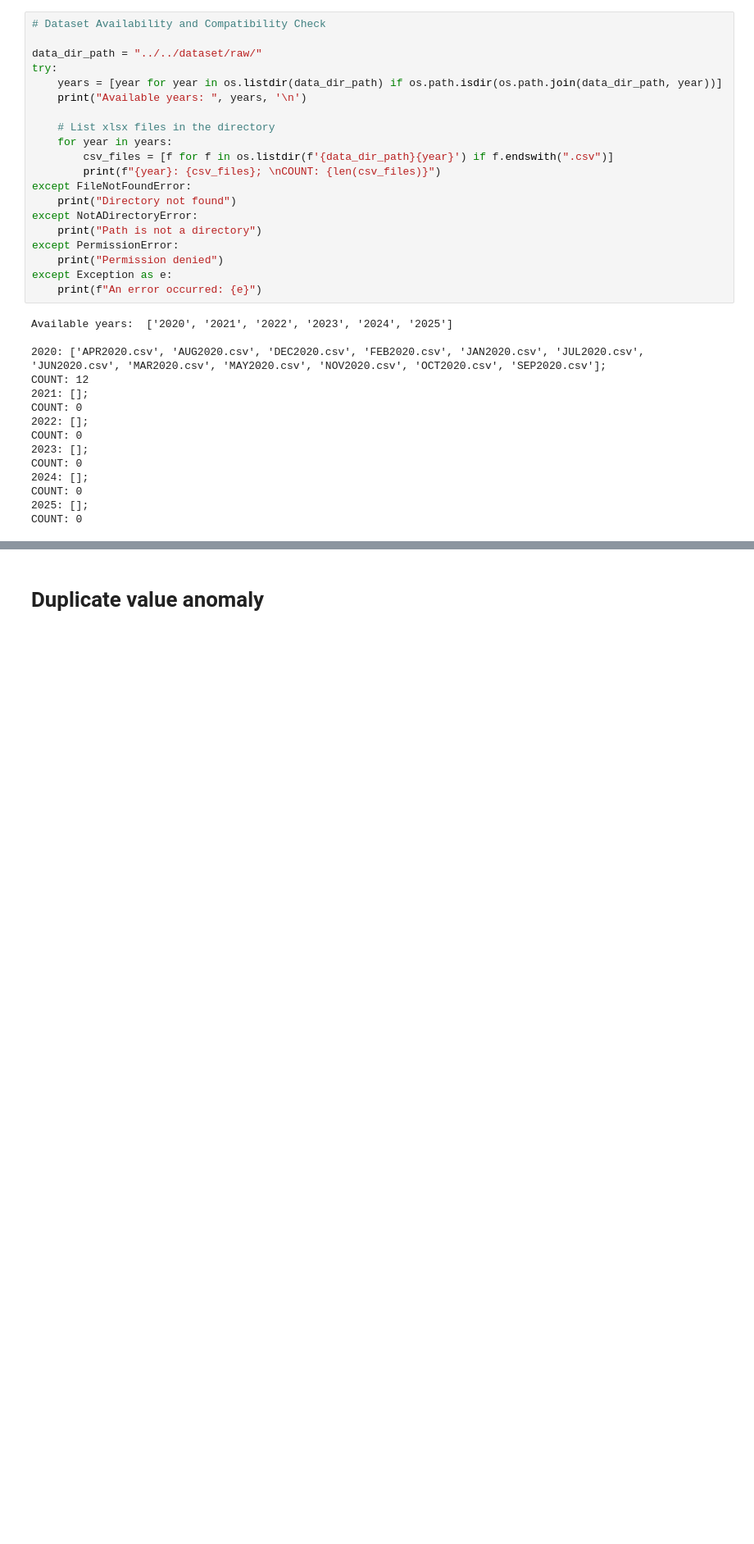
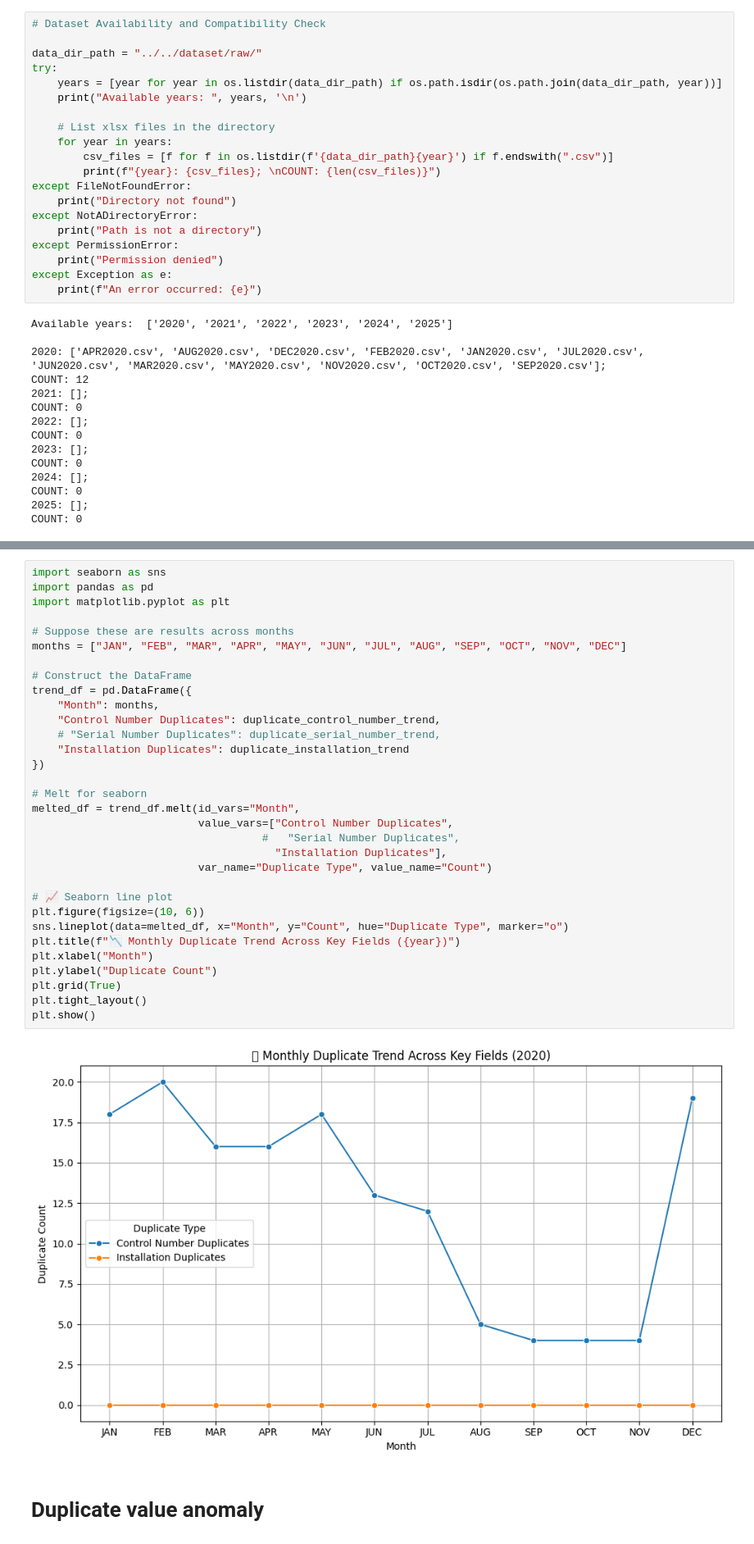
Before and after one commit to marcusAlmo/waterflow_model_training, a Jupyter notebook: data_preparation/v1/data_assessment.ipynb, the cells around one changed output, grey strips where cells are left out. Shown: that part at 82% size. Drawn from its saved outputs; the diff is of its cells as text; blank space fills up the shorter version.

```diff
--- a/data_preparation/v1/data_assessment.ipynb
+++ b/data_preparation/v1/data_assessment.ipynb
@@ -116,3 +146,37 @@ memory usage: 106.1+ KB
+# %%
+import seaborn as sns
+import pandas as pd
+import matplotlib.pyplot as plt
+
+# Suppose these are results across months
+months = ["JAN", "FEB", "MAR", "APR", "MAY", "JUN", "JUL", "AUG", "SEP", "OCT", "NOV", "DEC"]
+
+# Construct the DataFrame
+trend_df = pd.DataFrame({
+    "Month": months,
+    "Control Number Duplicates": duplicate_control_number_trend,
+    # "Serial Number Duplicates": duplicate_serial_number_trend,
+    "Installation Duplicates": duplicate_installation_trend
+})
+
+# Melt for seaborn
+melted_df = trend_df.melt(id_vars="Month",
+                          value_vars=["Control Number Duplicates",
+                                    #   "Serial Number Duplicates",
+                                      "Installation Duplicates"],
+                          var_name="Duplicate Type", value_name="Count")
+
+# 📈 Seaborn line plot
+plt.figure(figsize=(10, 6))
+sns.lineplot(data=melted_df, x="Month", y="Count", hue="Duplicate Type", marker="o")
+plt.title(f"📉 Monthly Duplicate Trend Across Key Fields ({year})")
+plt.xlabel("Month")
+plt.ylabel("Duplicate Count")
+plt.grid(True)
+plt.tight_layout()
+plt.show()
+# %% [output]
+[figure, added]
 # %% [markdown]
 # Duplicate value anomaly
 # %%
```
Also changed, not shown: parts of 12 cells of this notebook, 2 other files.
